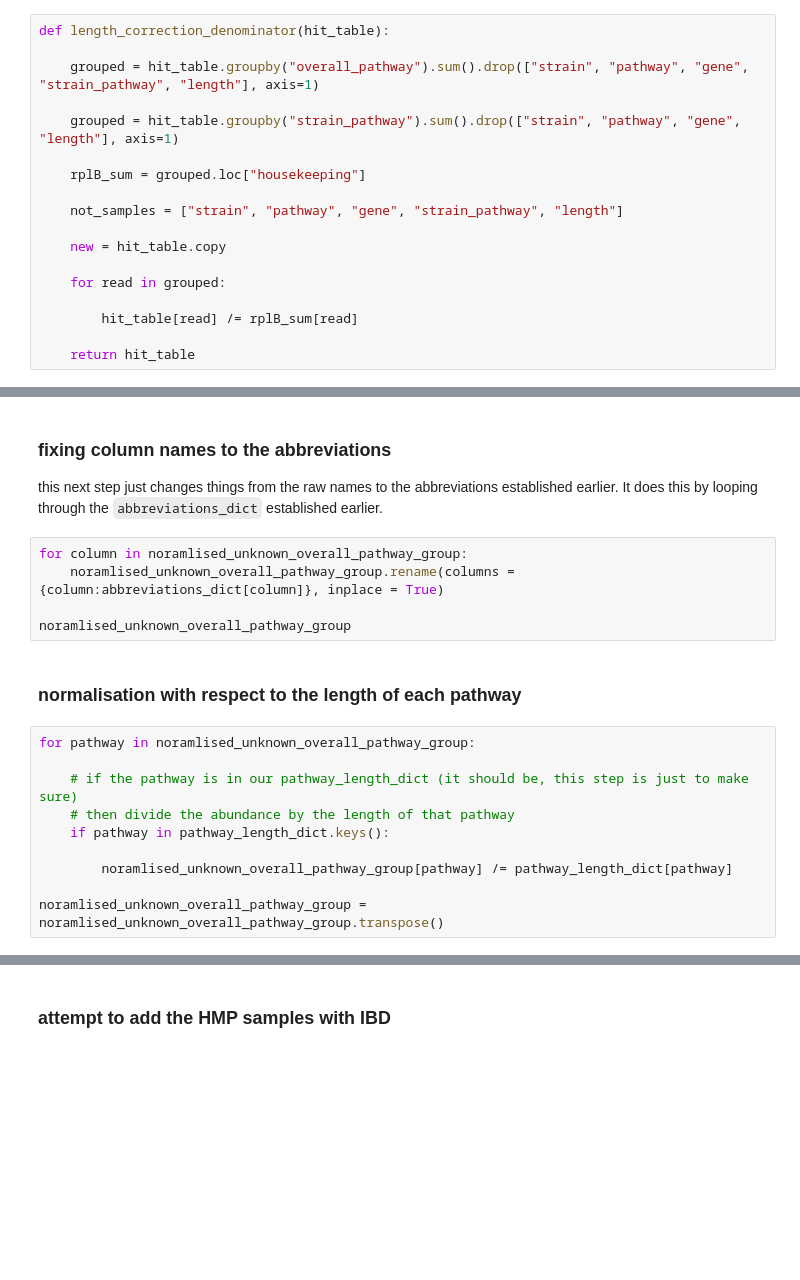
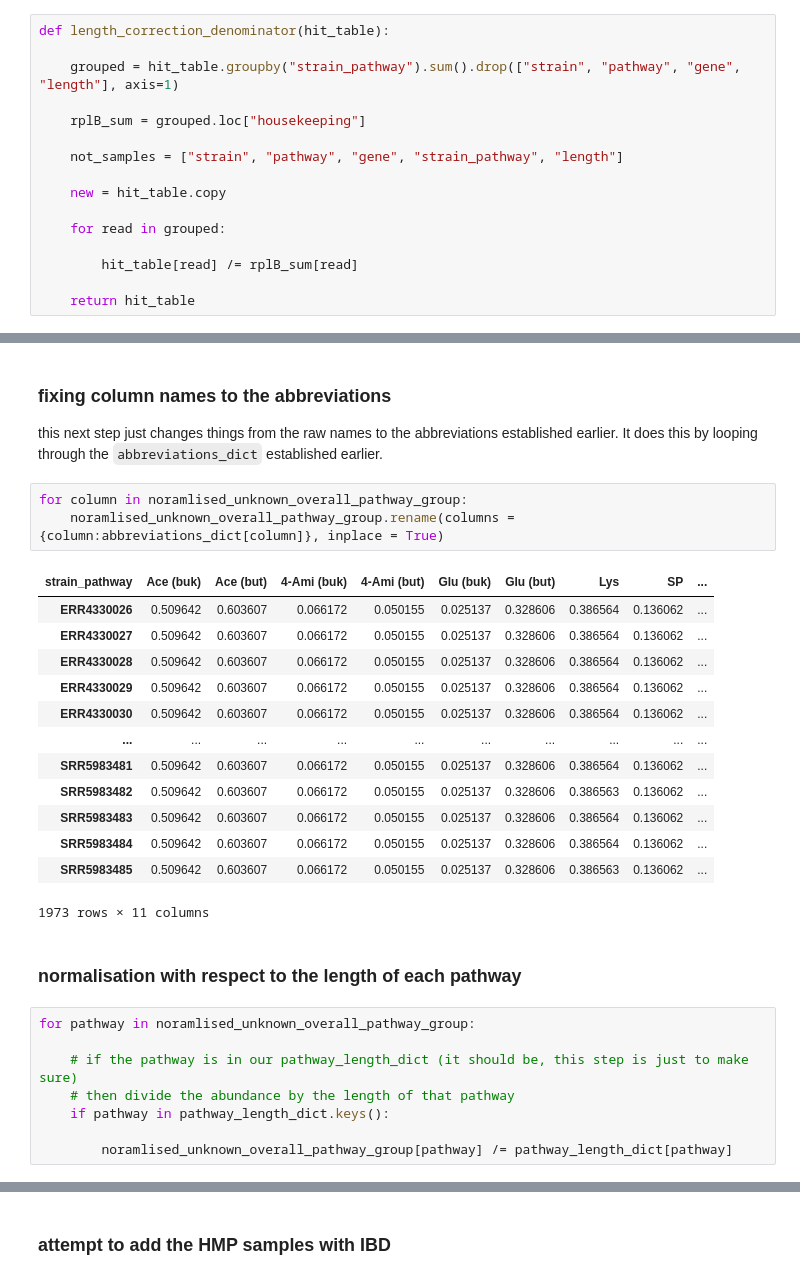
Before and after one commit to daisywyh/cremer_tester, a Jupyter notebook: pathway_abundance/cleaned_up_pathway_abundance.ipynb, the cells around one changed output, grey strips where cells are left out. Saved outputs shown, nothing was run; the diff lists cells and outputs as text; blank space fills up the shorter version.

```diff
--- a/pathway_abundance/cleaned_up_pathway_abundance.ipynb
+++ b/pathway_abundance/cleaned_up_pathway_abundance.ipynb
@@ -137,8 +137,6 @@ final_hit_table = add_genes_in_catalogue(compiled_bt_hit_summaries_all_pathways_
 ## part 2 of length correction: dividing by number of hits for rplB
 # %%
 def length_correction_denominator(hit_table):
-
-    grouped = hit_table.groupby("overall_pathway").sum().drop(["strain", "pathway", "gene", "strain_pathway", "length"], axis=1)
 
     grouped = hit_table.groupby("strain_pathway").sum().drop(["strain", "pathway", "gene", "length"], axis=1)
 
@@ -249,8 +247,20 @@ this next step just changes things from the raw names to the abbreviations estab
 # %%
 for column in noramlised_unknown_overall_pathway_group:
     noramlised_unknown_overall_pathway_group.rename(columns = {column:abbreviations_dict[column]}, inplace = True)
-
-noramlised_unknown_overall_pathway_group
+# %% [output]
+| strain_pathway | Ace (buk) | Ace (but) | 4-Ami (buk) | 4-Ami (but) | Glu (buk) | Glu (but) | Lys | SP | ... |
+| ERR4330026 | 0.509642 | 0.603607 | 0.066172 | 0.050155 | 0.025137 | 0.328606 | 0.386564 | 0.136062 | ... |
+| ERR4330027 | 0.509642 | 0.603607 | 0.066172 | 0.050155 | 0.025137 | 0.328606 | 0.386564 | 0.136062 | ... |
+| ERR4330028 | 0.509642 | 0.603607 | 0.066172 | 0.050155 | 0.025137 | 0.328606 | 0.386564 | 0.136062 | ... |
+| ERR4330029 | 0.509642 | 0.603607 | 0.066172 | 0.050155 | 0.025137 | 0.328606 | 0.386564 | 0.136062 | ... |
+| ERR4330030 | 0.509642 | 0.603607 | 0.066172 | 0.050155 | 0.025137 | 0.328606 | 0.386564 | 0.136062 | ... |
+| ... | ... | ... | ... | ... | ... | ... | ... | ... | ... |
+| SRR5983481 | 0.509642 | 0.603607 | 0.066172 | 0.050155 | 0.025137 | 0.328606 | 0.386564 | 0.136062 | ... |
+| SRR5983482 | 0.509642 | 0.603607 | 0.066172 | 0.050155 | 0.025137 | 0.328606 | 0.386563 | 0.136062 | ... |
+| SRR5983483 | 0.509642 | 0.603607 | 0.066172 | 0.050155 | 0.025137 | 0.328606 | 0.386564 | 0.136062 | ... |
+| SRR5983484 | 0.509642 | 0.603607 | 0.066172 | 0.050155 | 0.025137 | 0.328606 | 0.386564 | 0.136062 | ... |
+| SRR5983485 | 0.509642 | 0.603607 | 0.066172 | 0.050155 | 0.025137 | 0.328606 | 0.386563 | 0.136062 | ... |
+1973 rows × 11 columns
 # %% [markdown]
 ### normalisation with respect to the length of each pathway
 # %%
@@ -261,8 +271,6 @@ for pathway in noramlised_unknown_overall_pathway_group:
     if pathway in pathway_length_dict.keys():
 
         noramlised_unknown_overall_pathway_group[pathway] /= pathway_length_dict[pathway]
-
-noramlised_unknown_overall_pathway_group = noramlised_unknown_overall_pathway_group.transpose()
 # %% [markdown]
 ### now add what the actual final pathways are
 
```
Also changed, not shown: parts of 12 cells of this notebook, 1 other file.
